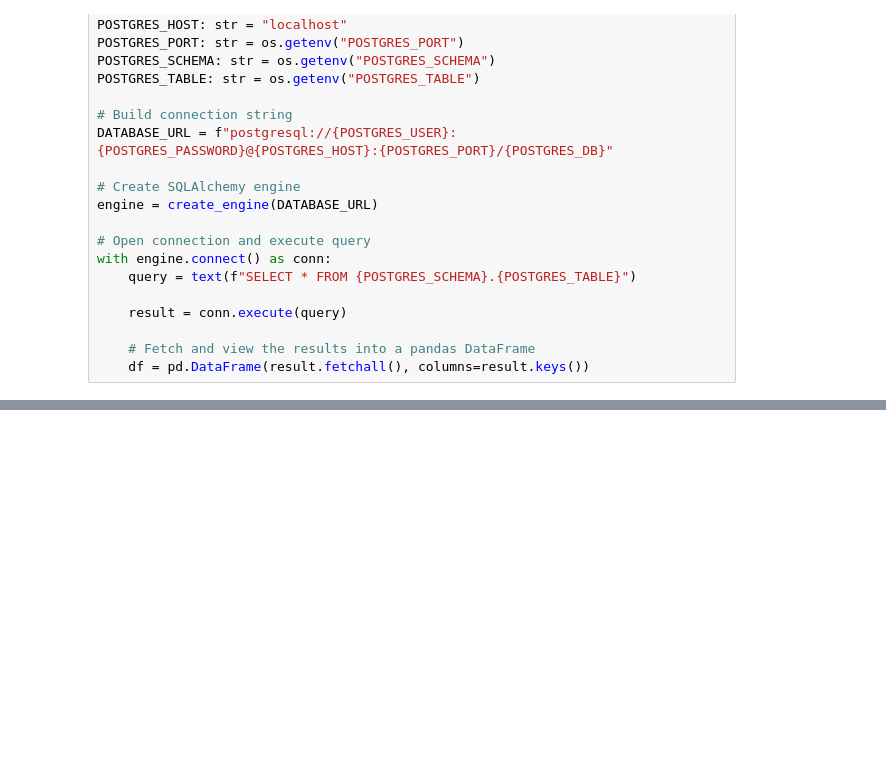
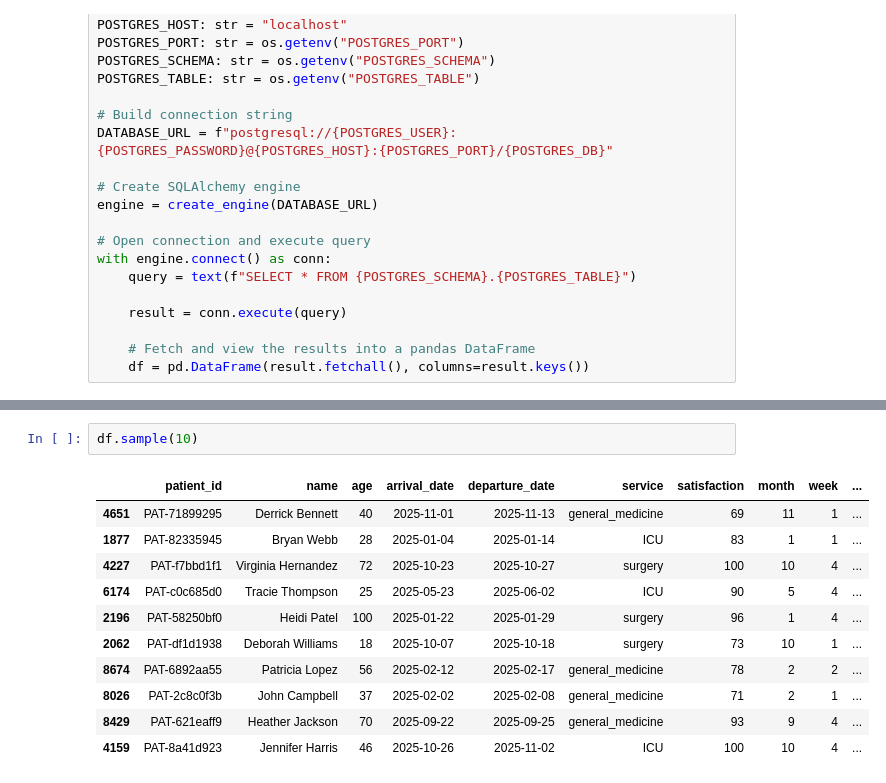
Before and after one commit to Mipjeiger/hospital-churn-customer-analytics-, a Jupyter notebook: develop/researchment/06_Research_ML.ipynb, the cells around one changed output, grey strips where cells are left out. Saved outputs shown, nothing was run; the diff lists cells and outputs as text; blank space fills up the shorter version.

```diff
--- a/develop/researchment/06_Research_ML.ipynb
+++ b/develop/researchment/06_Research_ML.ipynb
@@ -101,0 +54,14 @@ display(features_df)
+# %%
+df.sample(10)
+# %% [output]
+|  | patient_id | name | age | arrival_date | departure_date | service | satisfaction | month | week | ... |
+| 4651 | PAT-71899295 | Derrick Bennett | 40 | 2025-11-01 | 2025-11-13 | general_medicine | 69 | 11 | 1 | ... |
+| 1877 | PAT-82335945 | Bryan Webb | 28 | 2025-01-04 | 2025-01-14 | ICU | 83 | 1 | 1 | ... |
+| 4227 | PAT-f7bbd1f1 | Virginia Hernandez | 72 | 2025-10-23 | 2025-10-27 | surgery | 100 | 10 | 4 | ... |
+| 6174 | PAT-c0c685d0 | Tracie Thompson | 25 | 2025-05-23 | 2025-06-02 | ICU | 90 | 5 | 4 | ... |
+| 2196 | PAT-58250bf0 | Heidi Patel | 100 | 2025-01-22 | 2025-01-29 | surgery | 96 | 1 | 4 | ... |
+| 2062 | PAT-df1d1938 | Deborah Williams | 18 | 2025-10-07 | 2025-10-18 | surgery | 73 | 10 | 1 | ... |
+| 8674 | PAT-6892aa55 | Patricia Lopez | 56 | 2025-02-12 | 2025-02-17 | general_medicine | 78 | 2 | 2 | ... |
+| 8026 | PAT-2c8c0f3b | John Campbell | 37 | 2025-02-02 | 2025-02-08 | general_medicine | 71 | 2 | 1 | ... |
+| 8429 | PAT-621eaff9 | Heather Jackson | 70 | 2025-09-22 | 2025-09-25 | general_medicine | 93 | 9 | 4 | ... |
+| 4159 | PAT-8a41d923 | Jennifer Harris | 46 | 2025-10-26 | 2025-11-02 | ICU | 100 | 10 | 4 | ... |
```
Also changed, not shown: parts of 11 cells of this notebook, 2 other files.
